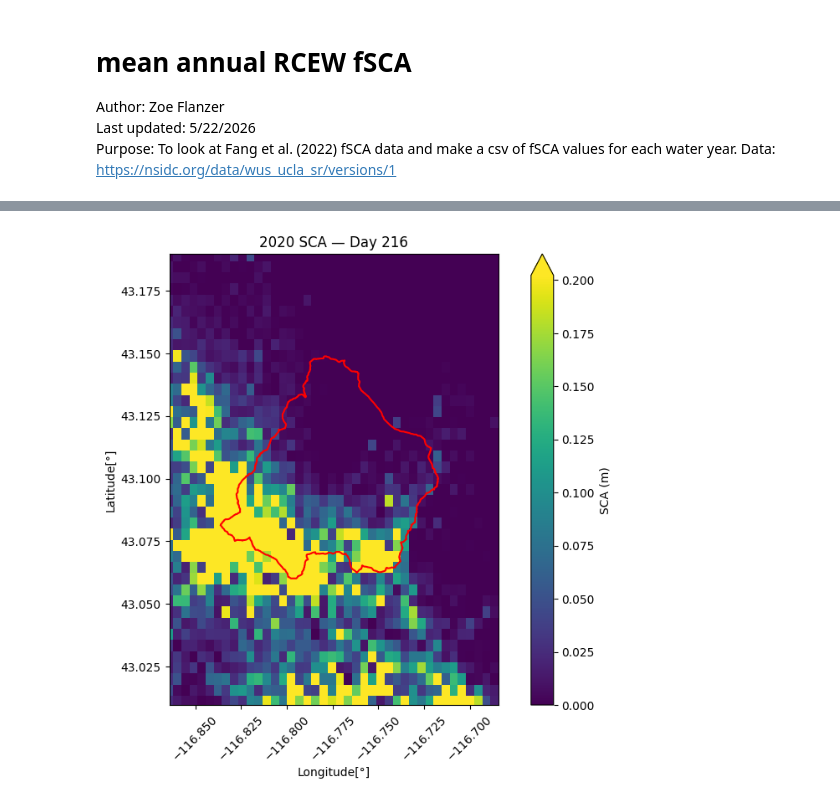
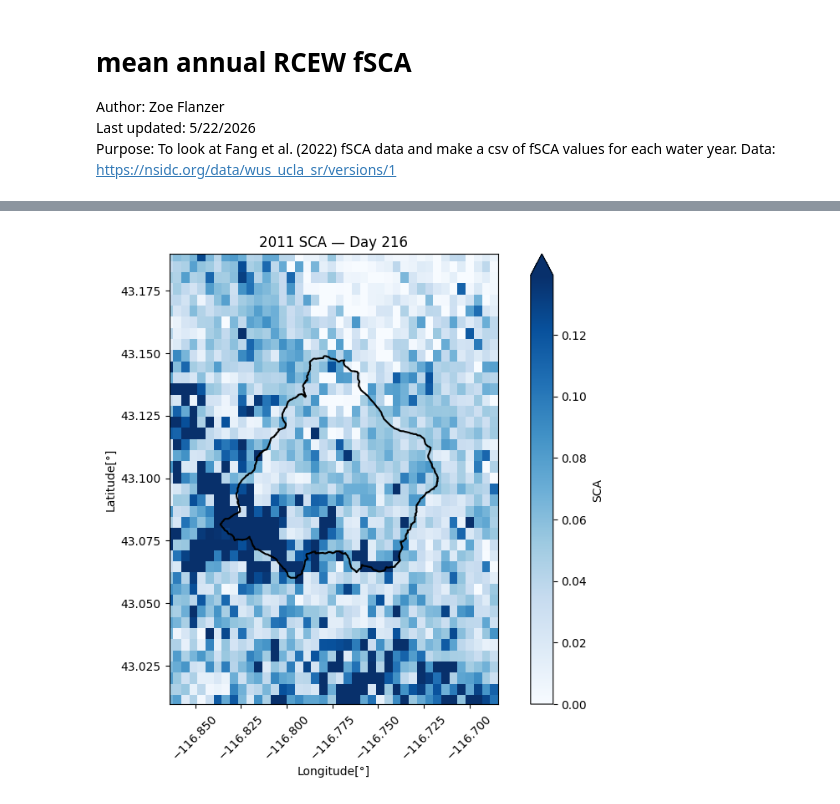
Before and after one commit to zcflanzer/rcew-water-budget, a Jupyter notebook: fSCA_processing.ipynb, the cells around one changed output, grey strips where cells are left out. Cells and saved outputs as stored; diff of their text form; code cells hidden in the pictures.

```diff
--- a/fSCA_processing.ipynb
+++ b/fSCA_processing.ipynb
@@ -47,16 +47,16 @@ Requirement already satisfied: six>=1.5 in /usr/local/lib/python3.12/dist-packag
 # %%
 ## loading data
 # snow data (.nc file)
-nc_path = "/content/drive/MyDrive/Thesis/Data/Snow/SWE/.nc_files/WUS_UCLA_SR_v01_N43_0W117_0_agg_16_WY2020_21_SWE_SCA_POST.nc"
+nc_path = "/content/drive/MyDrive/THESIS/data/Snow/SWE/.nc_files/WUS_UCLA_SR_v01_N43_0W117_0_agg_16_WY2011_12_SWE_SCA_POST.nc"
 ds = xr.open_dataset(nc_path)
 
 # study area (.shp file)
-shp_path = "/content/drive/MyDrive/Thesis/Data/Shapefiles/tollgate.shp"
+shp_path = "/content/drive/MyDrive/THESIS/data/Shapefiles/tollgate.shp"
 gdf = gpd.read_file(shp_path)
 gdf = gdf.to_crs("EPSG:4326") # reprojecting to match .nc file
 
 # study/file year
-year = '2020' # ****** change when file path is changed ******
+year = '2011' # ****** change when file path is changed ******
 # %%
 ## mapping one day of data
 day_index = 216 # day of year that's mapped
@@ -68,35 +68,35 @@ da_day = da_day.assign_coords(lon=("Longitude", ds["Longitude"].values),lat=("La
 da_day = da_day.swap_dims({"Longitude": "lon", "Latitude": "lat"}) # swapping dimensions so lon/lat becomes dimension names
 da_day = da_day.transpose("lat", "lon") # reordering lat/lon so xarray plots correctly
 
-# computer shapefile centroid
+# compute shapefile centroid
 centroid = gdf.geometry.unary_union.centroid
 cx, cy = centroid.x, centroid.y
 
 # defining zoom window
 buffer_deg = 0.09 # smaller value = zoomed in, larger value = zoomed out
 
 x_min = cx - buffer_deg
 x_max = cx + buffer_deg
 y_min = cy - buffer_deg
 y_max = cy + buffer_deg
 
 # plotting
 fig, ax = plt.subplots(figsize=(10, 7))
-mappable = da_day.plot(ax=ax, cmap="viridis", vmin=0, vmax=float(np.nanpercentile(da_day.values, 99)))
-gdf.boundary.plot(ax=ax, color="red", linewidth=1.5) # adding catchment/shapefile outline
+mappable = da_day.plot(ax=ax, cmap="Blues", vmin=0, vmax=float(np.nanpercentile(da_day.values, 99)))
+gdf.boundary.plot(ax=ax, color="black", linewidth=1.5) # adding catchment/shapefile outline
 
 # zoom to centroid window
 ax.set_xlim(x_min, x_max)
 ax.set_ylim(y_min, y_max)
 ax.tick_params(axis="x", rotation=45)
 
 # formatting
 cbar = mappable.colorbar
-cbar.set_label("SCA (m)")
+cbar.set_label("SCA")
 ax.set_title(f"{year} SCA — Day {day_index}")
 ax.set_xlabel("Longitude[\N{DEGREE SIGN}]")
 ax.set_ylabel("Latitude[\N{DEGREE SIGN}]")
 
 plt.show()
 # %% [output]
-[figure, old version]
+[figure, new version]
```
Also changed, not shown: parts of 4 cells of this notebook.
